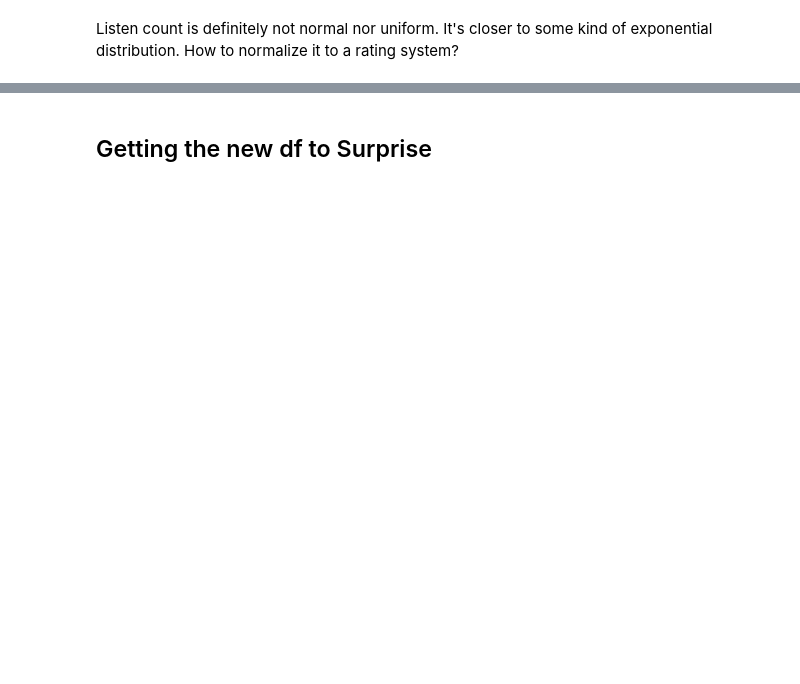
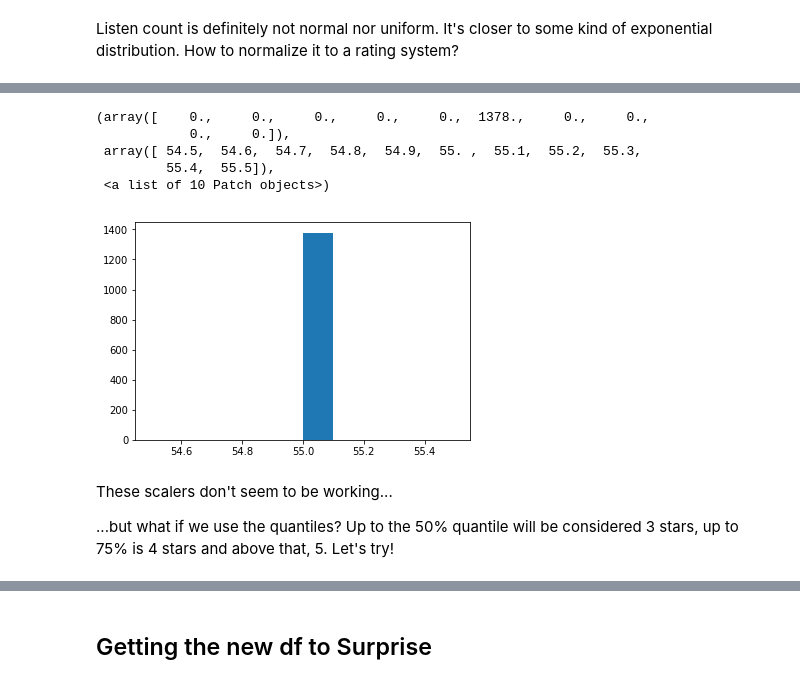
Before and after one commit to alexing/musicmagal, a Jupyter notebook: exploration-franch.ipynb, the cells around one changed output, grey strips where cells are left out. Cells and saved outputs as stored; diff of their text form; code cells hidden in the pictures; blank space fills up the shorter version.

Commit message:
Created a rudimentary 5 star rating using quantiles. Loaded our data to surprise

```diff
--- a/exploration-franch.ipynb
+++ b/exploration-franch.ipynb
@@ -154,0 +191,14 @@ Listen count is definitely not normal nor uniform. It's closer to some kind of e
+# %%
+scaler = MinMaxScaler((55, 100))
+plt.hist(scaler.fit_transform(df[df['user_id'] == 'user_000005']['listen_count'].reshape(1, -1))[0])
+# %% [output]
+(array([    0.,     0.,     0.,     0.,     0.,  1378.,     0.,     0.,
+            0.,     0.]),
+ array([ 54.5,  54.6,  54.7,  54.8,  54.9,  55. ,  55.1,  55.2,  55.3,
+         55.4,  55.5]),
+ <a list of 10 Patch objects>)
+[figure, added]
+# %% [markdown]
+These scalers don't seem to be working...
+
+...but what if we use the quantiles? Up to the 50% quantile will be considered 3 stars, up to 75% is 4 stars and above that, 5. Let's try!
```
Also changed, not shown: parts of 13 cells of this notebook.
